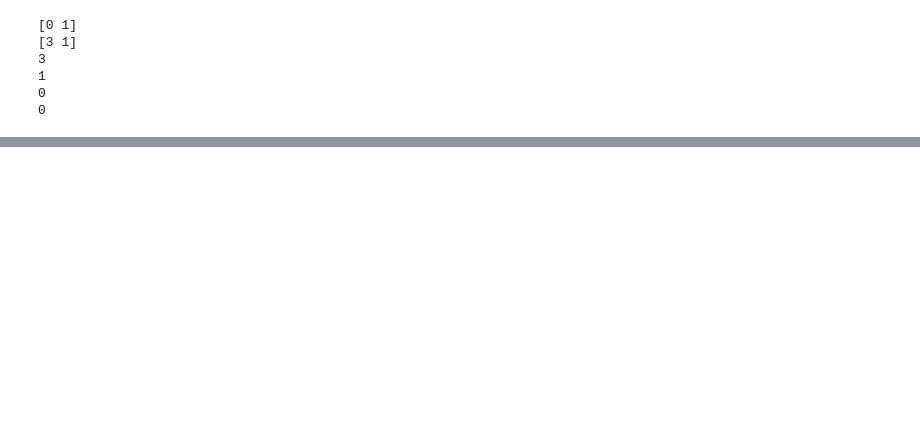
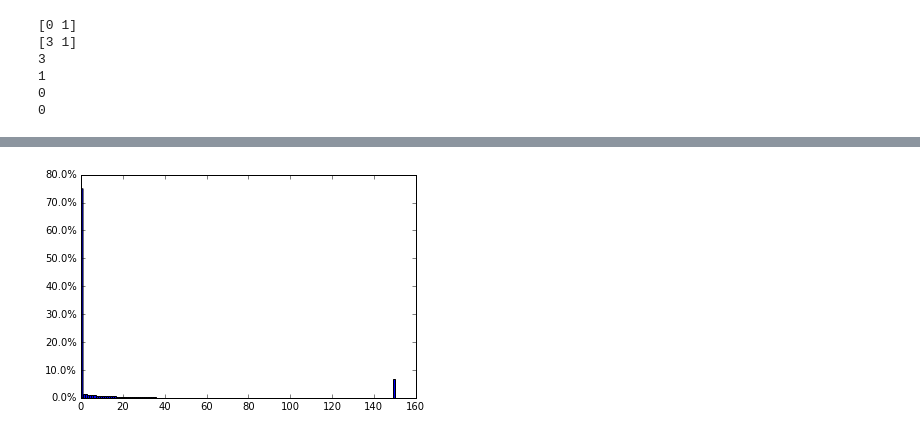
Before and after one commit to peteflorence/analysis-nanomap, a Jupyter notebook: Why memory.ipynb, the cells around one changed output, grey strips where cells are left out. Saved outputs shown, nothing was run; the diff lists cells and outputs as text; code cells hidden in the pictures; blank space fills up the shorter version.

```diff
--- a/Why memory.ipynb
+++ b/Why memory.ipynb
@@ -503,3 +512,47 @@ plt.show()
+# %%
+# one histogram
+
+summary_histogram_data = np.zeros(151)
+for i,rowval in enumerate(histogram_data):
+    for j,val in enumerate(rowval):
+        summary_histogram_data[j] += val
+
+each_histogram_data = []
+for i,v in enumerate(summary_histogram_data):
+    for j in range(int(v)):
+        each_histogram_data.append(i)
+# %%
+import matplotlib
+from numpy.random import randn
+import matplotlib.pyplot as plt
+from matplotlib.ticker import FuncFormatter
+
+
+def to_percent(y, position):
+    # Ignore the passed in position. This has the effect of scaling the default
+    # tick locations.
+    s = str(100 * y)
+
+    # The percent symbol needs escaping in latex
+    if matplotlib.rcParams['text.usetex'] is True:
+        return s + r'$\%$'
+    else:
+        return s + '%'
+
+
+# Make a normed histogram. It'll be multiplied by 100 later.
+plt.hist(each_histogram_data, bins=151, normed=True)
+
+# Create the formatter using the function to_percent. This multiplies all the
+# default labels by 100, making them all percentages
+formatter = FuncFormatter(to_percent)
+
+# Set the formatter
+plt.gca().yaxis.set_major_formatter(formatter)
+
+plt.show()
+# %% [output]
+[figure, added]
 # %%
 import numpy as n
 import matplotlib.pyplot as plt
```
Also changed, not shown: parts of 10 cells of this notebook.
